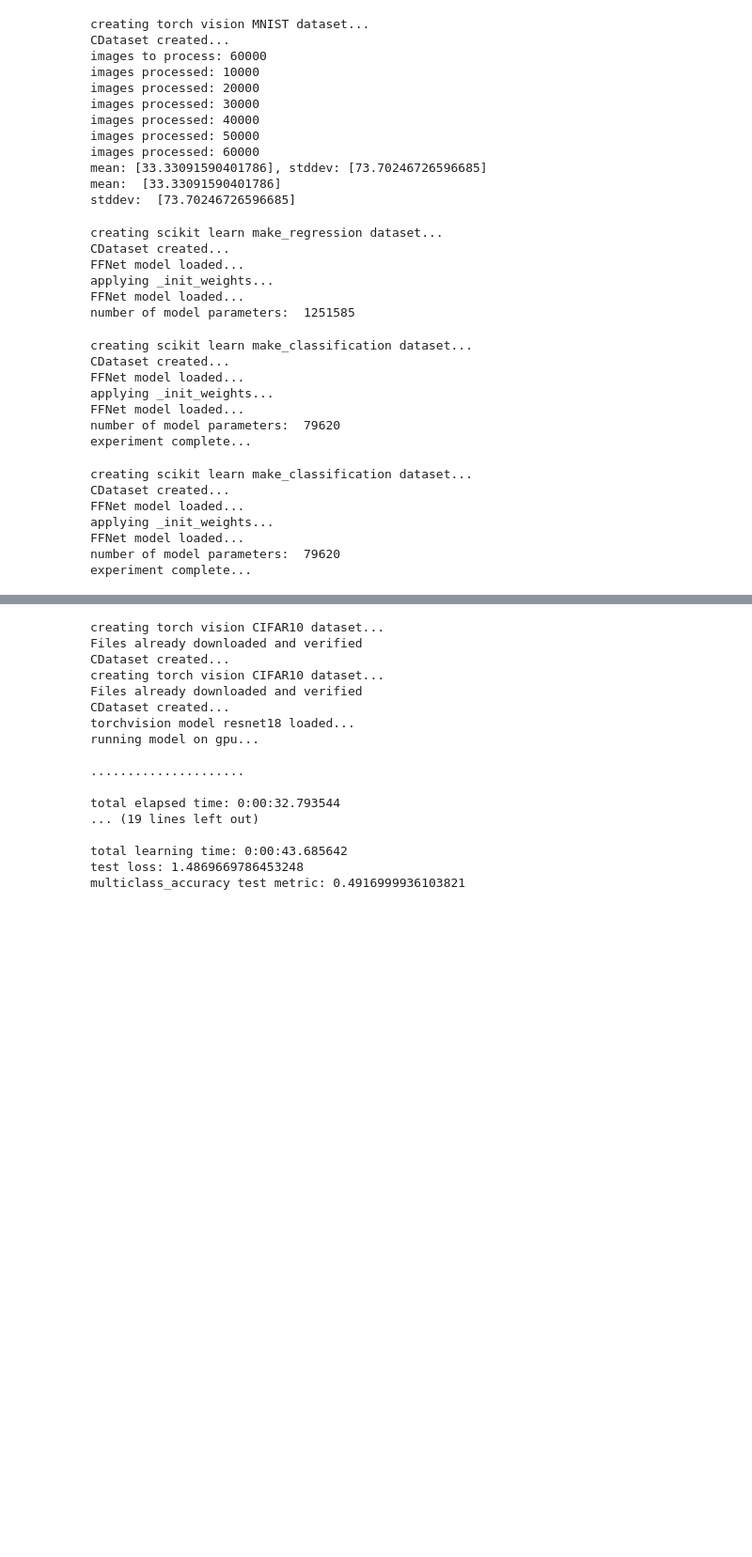
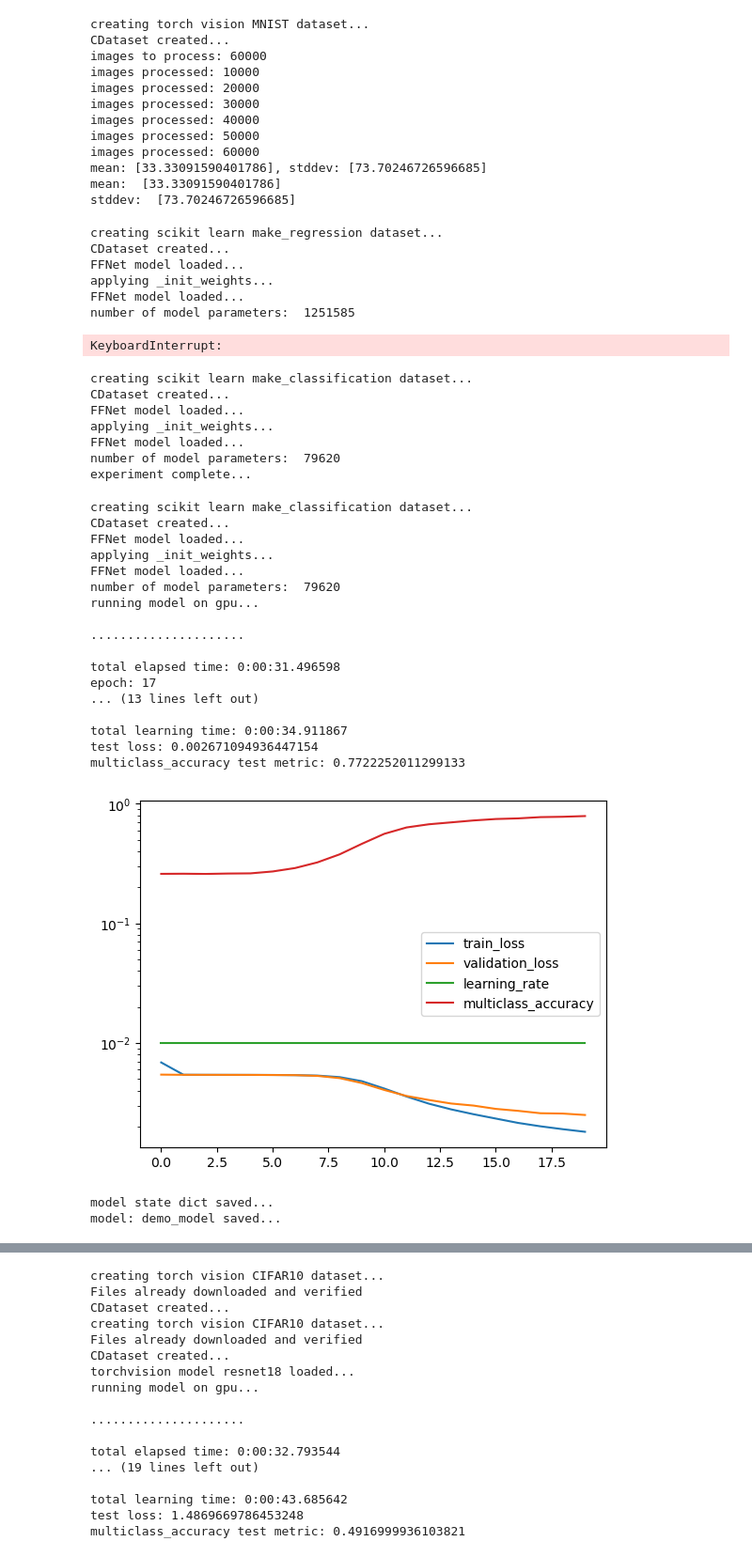
Before and after one commit to icanswim/cosmosis, a Jupyter notebook: experiment.ipynb, the cells around one changed output, grey strips where cells are left out. Shown at 94% size. Saved outputs shown, nothing was run; the diff lists cells and outputs as text; code cells hidden in the pictures; blank space fills up the shorter version.

```diff
--- a/experiment.ipynb
+++ b/experiment.ipynb
@@ -275,7 +275,7 @@ ds_param = {'train_param': {'input_dict': {'X': ['X'],
                                          'n_features': 1024,
                                          'n_informative': 800}}}
 
-metrics_param = {'report_interval': 2,
+metrics_param = {'report_interval': 1,
                  'last_n': 5,
                  'log_plot': True,
                  'min_lr': .00125} #break if learning rate falls below
@@ -301,7 +301,7 @@ learn = Learn([SKDS],
               model_param=model_param, ds_param=ds_param, sample_param=sample_param,
               opt_param=opt_param, sched_param=sched_param, crit_param=crit_param,
               metrics_param=metrics_param,
-              batch_size=512, epochs=5, gpu=False)
+              batch_size=512, epochs=5, gpu=True)
 # %% [output]
 creating scikit learn make_regression dataset...
 CDataset created...
@@ -309,6 +309,7 @@ FFNet model loaded...
 applying _init_weights...
 FFNet model loaded...
 number of model parameters:  1251585
+KeyboardInterrupt:
 # %%
 # SKDS dataset with sklearn Metrics and FFNet model
 
@@ -396,43 +397,56 @@ ds_param = {'train_param': {'input_dict': {'X': ['X'],
                                          'class_sep': 0.05,
                                          'n_classes': 4}}}
 
-metrics_param = {'report_interval': 1,
+metrics_param = {'report_interval': 30,
                  'log_plot': True,
                  'metric_name': 'multiclass_accuracy', # torcheval
                  'metric_param': {'num_classes': 4}}
 
 opt_param = {'lr': 0.01}
 
 crit_param = {}
 
 sample_param = {'set_seed': 88,
-                'splits': (.7,.15)}
+                 'splits': (.7,.15)}
 
 sched_param = {'factor': .5,
                'patience': 2,
                'cooldown': 1}
 
 learn = Learn([SKDS],
               FFNet,
               Sampler=Selector,
               Metrics=Metrics,
               Optimizer=Adam,
               Scheduler=ReduceLROnPlateau,
               Criterion=CrossEntropyLoss,
               model_param=model_param, ds_param=ds_param,
               sample_param=sample_param, opt_param=opt_param,
               sched_param=sched_param, crit_param=crit_param,
               metrics_param=metrics_param,
-              batch_size=256, epochs=5,
+              batch_size=256, epochs=20,
               save_model='demo_model')
 # %% [output]
 creating scikit learn make_classification dataset...
 CDataset created...
 FFNet model loaded...
 applying _init_weights...
 FFNet model loaded...
 number of model parameters:  79620
-experiment complete...
+running model on gpu...
+
+.....................
+
+total elapsed time: 0:00:31.496598
+epoch: 17
+... (13 lines left out)
+
+total learning time: 0:00:34.911867
+test loss: 0.002671094936447154
+multiclass_accuracy test metric: 0.7722252011299133
+[figure, added]
+model state dict saved...
+model: demo_model saved...
 # %%
 # inference with SKDS dataset and FFNet model
 
```
Also changed, not shown: parts of 6 cells of this notebook, 5 other files.
